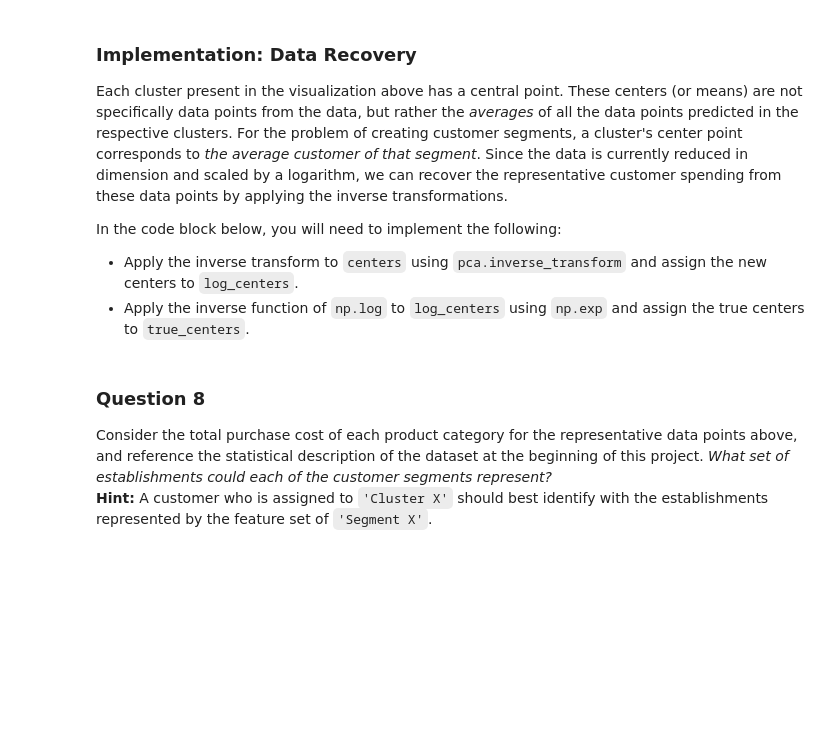
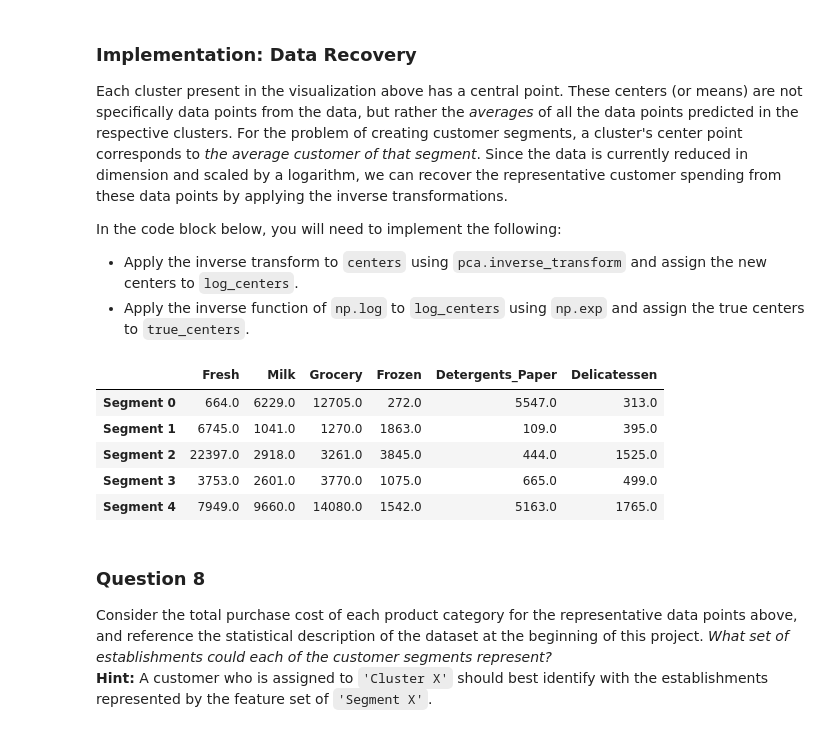
Before and after one commit to atDoyle/Udacity-Machine-Learning, a Jupyter notebook: customer_segments/customer_segments.ipynb, the cells around one changed output. Saved outputs shown, nothing was run; the diff lists cells and outputs as text; code cells hidden in the pictures; blank space fills up the shorter version.

```diff
--- a/customer_segments/customer_segments.ipynb
+++ b/customer_segments/customer_segments.ipynb
@@ -345,13 +358,14 @@ In the code block below, you will need to implement the following:
  - Apply a PCA transformation of `log_samples` using `pca.transform`, and assign the results to `pca_samples`.
 # %%
 # TODO: Apply PCA by fitting the good data with only two dimensions
-pca = None
+pca = PCA(n_components=2)
+pca.fit(good_data)
 
 # TODO: Transform the good data using the PCA fit above
-reduced_data = None
+reduced_data = pca.transform(good_data)
 
 # TODO: Transform log_samples using the PCA fit above
-pca_samples = None
+pca_samples = pca.transform(log_samples)
 
 # Create a DataFrame for the reduced data
 reduced_data = pd.DataFrame(reduced_data, columns = ['Dimension 1', 'Dimension 2'])
@@ -397,16 +419,18 @@ In the code block below, you will need to implement the following:
    - Assign the silhouette score to `score` and print the result.
 # %%
 # TODO: Apply your clustering algorithm of choice to the reduced data
-clusterer = None
+from sklearn.cluster import KMeans
+clusterer = KMeans(n_clusters=5, random_state=16).fit(reduced_data)
 
 # TODO: Predict the cluster for each data point
-preds = None
+preds = clusterer.predict(reduced_data)
 
 # TODO: Find the cluster centers
-centers = None
+centers = clusterer.cluster_centers_
 
 # TODO: Predict the cluster for each transformed sample data point
-sample_preds = None
+sample_preds = clusterer.predict(pca_samples)
 
 # TODO: Calculate the mean silhouette coefficient for the number of clusters chosen
-score = None
+score = clusterer.score(reduced_data)
+print score
@@ -430,16 +458,23 @@ In the code block below, you will need to implement the following:
  - Apply the inverse function of `np.log` to `log_centers` using `np.exp` and assign the true centers to `true_centers`.
 # %%
 # TODO: Inverse transform the centers
-log_centers = None
+log_centers = pca.inverse_transform(centers)
 
 # TODO: Exponentiate the centers
-true_centers = None
+true_centers = np.exp(log_centers)
 
 # Display the true centers
 segments = ['Segment {}'.format(i) for i in range(0,len(centers))]
 true_centers = pd.DataFrame(np.round(true_centers), columns = data.keys())
 true_centers.index = segments
 display(true_centers)
+# %% [output]
+|  | Fresh | Milk | Grocery | Frozen | Detergents_Paper | Delicatessen |
+| Segment 0 | 664.0 | 6229.0 | 12705.0 | 272.0 | 5547.0 | 313.0 |
+| Segment 1 | 6745.0 | 1041.0 | 1270.0 | 1863.0 | 109.0 | 395.0 |
+| Segment 2 | 22397.0 | 2918.0 | 3261.0 | 3845.0 | 444.0 | 1525.0 |
+| Segment 3 | 3753.0 | 2601.0 | 3770.0 | 1075.0 | 665.0 | 499.0 |
+| Segment 4 | 7949.0 | 9660.0 | 14080.0 | 1542.0 | 5163.0 | 1765.0 |
 # %% [markdown]
 ### Question 8
 Consider the total purchase cost of each product category for the representative data points above, and reference the statistical description of the dataset at the beginning of this project. *What set of establishments could each of the customer segments represent?*
```
Also changed, not shown: parts of 11 cells of this notebook.
